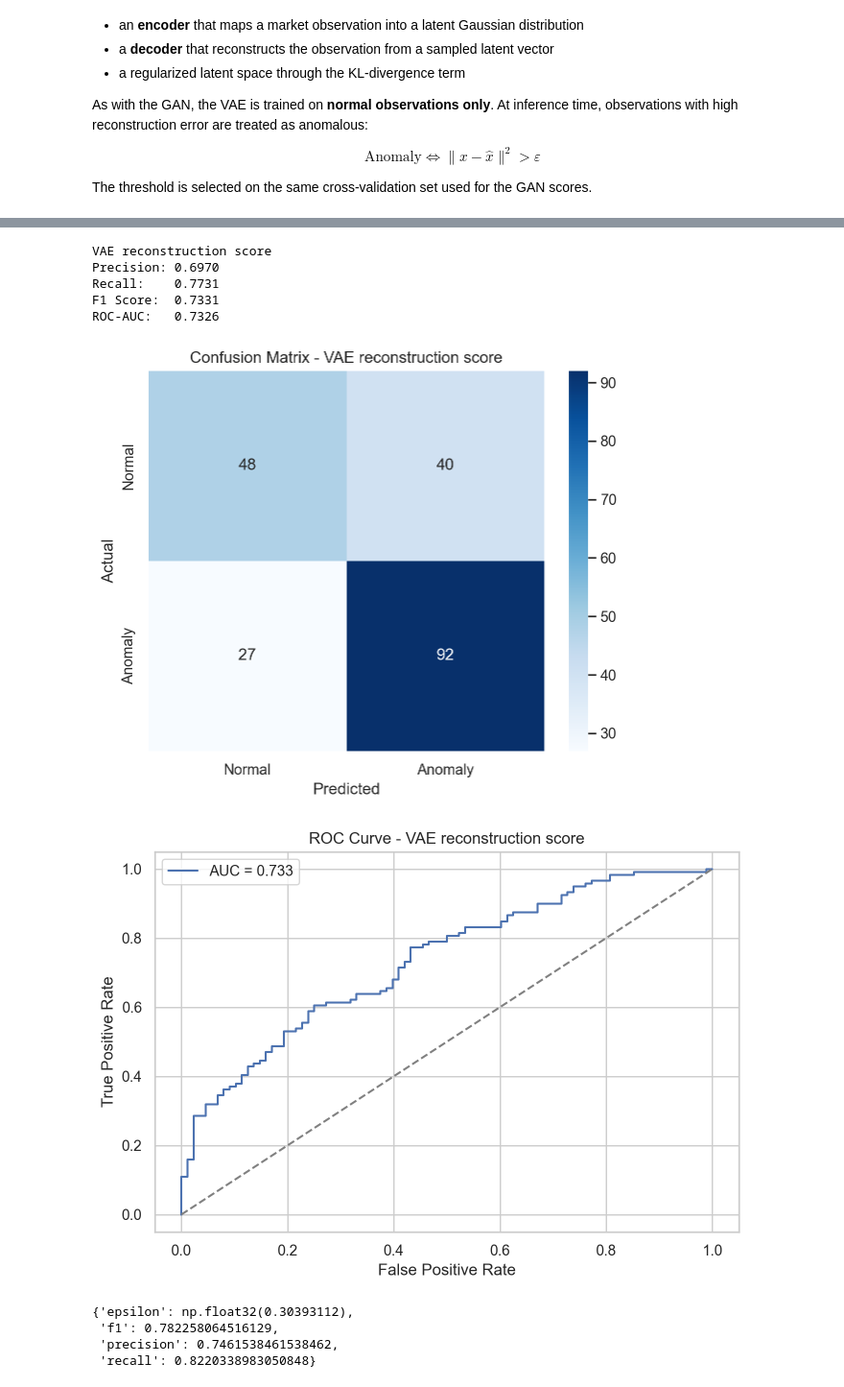
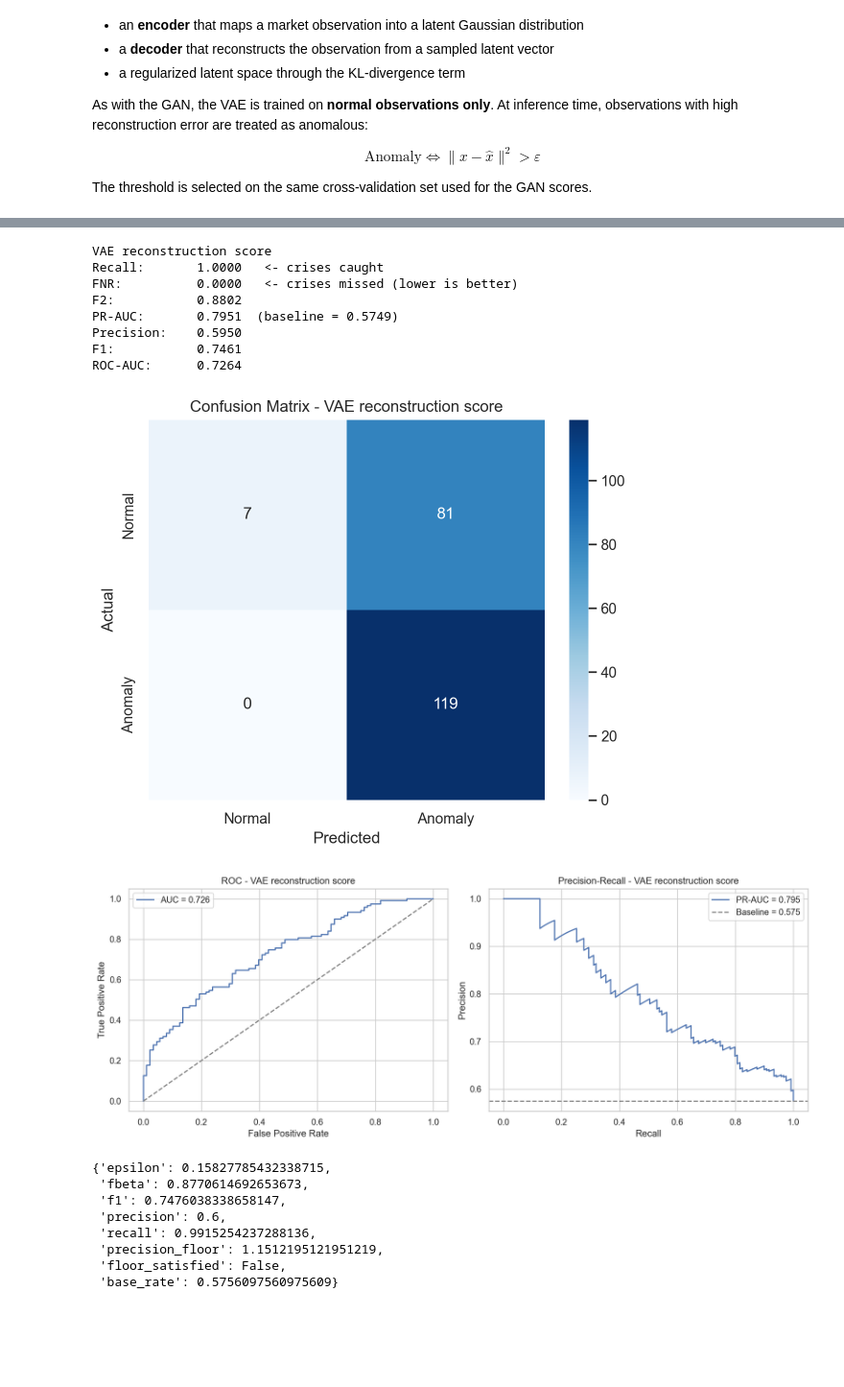
Before and after one commit to Peng-Rao/Fintech, a Jupyter notebook: BC4/GANAnomalyDetectionPoliMI.ipynb, the cells around one changed output, grey strips where cells are left out. Shown at 96% size. Saved outputs shown, nothing was run; the diff lists cells and outputs as text; code cells hidden in the pictures; blank space fills up the shorter version.

```diff
--- a/BC4/GANAnomalyDetectionPoliMI.ipynb
+++ b/BC4/GANAnomalyDetectionPoliMI.ipynb
@@ -104,7 +105,6 @@ if not dataset_path.exists():
 data_df = pd.read_excel(dataset_path, sheet_name="Markets")
 metadata_df = pd.read_excel(dataset_path, sheet_name="Metadata")
 
-# Date and label columns follow the original notebook conventions.
 date_col = "Date" if "Date" in data_df.columns else data_df.columns[0]
 y_col = "Y" if "Y" in data_df.columns else None
 if y_col is None:
@@ -130,19 +130,15 @@ interest_rates = [col for col in X_df.columns if col in [
 
 stationary_df = pd.DataFrame(index=X_df.index[1:])
 
-# Log-differences for positive market level / total return series.
 for col in indices_currencies:
     stationary_df[col] = np.diff(np.log(X_df[col].astype(float)))
 
-# First differences for rates.
 for col in interest_rates:
     stationary_df[col] = np.diff(X_df[col].astype(float))
 
-# Keep the surprise index as-is, aligned after the first row.
 if "ECSURPUS" in X_df.columns:
     stationary_df["ECSURPUS"] = X_df["ECSURPUS"].astype(float).values[1:]
 
-# Align labels to transformed features and drop rows with missing/non-finite values.
 y_stationary = y_raw[1:]
 stationary_df = stationary_df.replace([np.inf, -np.inf], np.nan)
 valid_mask = stationary_df.notna().all(axis=1)
@@ -152,11 +148,13 @@ feature_names = stationary_df.columns.to_list()
 
 X = stationary_df.values
 y = y_stationary
+dates = stationary_df.index.to_numpy()  # preserved through shuffle for the backtest
 
-# Reshuffle before splitting, as in the real-data section of the original notebook.
-X_shuffled, y_shuffled = shuffle(X, y, random_state=SEED)
-X_normal = X_shuffled[y_shuffled == 0]
-X_anomaly = X_shuffled[y_shuffled == 1]
+X_shuffled, y_shuffled, dates_shuffled = shuffle(X, y, dates, random_state=SEED)
+normal_mask = y_shuffled == 0
+anomaly_mask = y_shuffled == 1
+X_normal, dates_normal = X_shuffled[normal_mask], dates_shuffled[normal_mask]
+X_anomaly, dates_anomaly = X_shuffled[anomaly_mask], dates_shuffled[anomaly_mask]
 
 n_normal = X_normal.shape[0]
 n_anomaly = X_anomaly.shape[0]
@@ -178,6 +176,10 @@ X_test_anomaly = X_anomaly[cv_anomaly_size:]
 X_test_raw = np.vstack([X_test_normal, X_test_anomaly])
 y_test = np.hstack([np.zeros(len(X_test_normal)), np.ones(len(X_test_anomaly))]).astype(int)
 
+test_dates_normal = dates_normal[train_size + cv_normal_size:]
+test_dates_anomaly = dates_anomaly[cv_anomaly_size:]
+test_dates = np.concatenate([test_dates_normal, test_dates_anomaly])
+
 scaler = StandardScaler()
 X_train = scaler.fit_transform(X_train_raw)
 X_cross_val = scaler.transform(X_cross_val_raw)
@@ -189,6 +191,7 @@ print(f"Total anomalies after stationarity/dropna: {int(y.sum())} ({y.mean() * 1
 print(f"Training set: {X_train.shape[0]} normal observations")
 print(f"Cross-validation set: {X_cross_val.shape[0]} observations ({len(X_cv_normal)} normal, {len(X_cv_anomaly)} anomalies)")
 print(f"Test set: {X_test.shape[0]} observations ({len(X_test_normal)} normal, {len(X_test_anomaly)} anomalies)")
+print(f"Anomaly base rate on test set: {y_test.mean() * 100:.2f}%")
 
 plt.figure(figsize=(12, 4))
 plt.plot(stationary_df.index, y_stationary, drawstyle="steps-post", color="navy")
@@ -623,13 +676,15 @@ class VAE(nn.Module):
         return reconstruction, mu, logvar
 
 
-def vae_loss(reconstruction, x, mu, logvar, beta=0.01):
-    reconstruction_loss = ((reconstruction - x) ** 2).mean()
-    kl_loss = -0.5 * torch.mean(torch.sum(1 + logvar - mu.pow(2) - logvar.exp(), dim=1))
+def vae_loss(reconstruction, x, mu, logvar, beta=1.0):
+    # Both terms are summed over the feature/latent dimension and averaged over the batch,
+    # so beta acts on comparable per-sample magnitudes regardless of input_dim.
+    reconstruction_loss = ((reconstruction - x) ** 2).sum(dim=1).mean()
+    kl_loss = -0.5 * (1 + logvar - mu.pow(2) - logvar.exp()).sum(dim=1).mean()
     return reconstruction_loss + beta * kl_loss, reconstruction_loss, kl_loss
 
 
-def train_vae(model, loader, epochs=250, beta=0.01, lr=1e-3, patience=30, print_every=50):
+def train_vae(model, loader, epochs=250, beta=1.0, lr=1e-3, patience=30, print_every=50):
     optimizer = optim.Adam(model.parameters(), lr=lr, weight_decay=1e-5)
     best_loss = float("inf")
     best_state = None
@@ -691,19 +746,19 @@ def vae_reconstruction_error(model, X):
     model.eval()
     X_tensor = torch.tensor(X, dtype=torch.float32, device=device)
     with torch.no_grad():
-        mu, logvar = model.encode(X_tensor)
-        reconstruction = model.decode(mu)  # deterministic reconstruction for stable scoring
+        mu, _ = model.encode(X_tensor)
+        reconstruction = model.decode(mu)  # posterior mean -> deterministic, less noisy
         errors = ((reconstruction - X_tensor) ** 2).mean(dim=1).cpu().numpy()
     return errors
+
 
 vae_latent_dim = min(16, max(4, input_dim // 4))
 vae_hidden_dim = min(128, max(32, input_dim * 2))
 vae_model = VAE(input_dim=input_dim, latent_dim=vae_latent_dim, hidden_dim=vae_hidden_dim).to(device)
 
-print(f"VAE latent dimension: {vae_latent_dim}")
-print(f"VAE hidden dimension: {vae_hidden_dim}")
+print(f"VAE latent: {vae_latent_dim} | hidden: {vae_hidden_dim}")
 
-vae_history = train_vae(vae_model, train_loader, epochs=250, beta=0.01, patience=30, print_every=50)
+vae_history = train_vae(vae_model, train_loader, epochs=250, beta=1.0, patience=30, print_every=50)
 
 vae_history.plot(x="epoch", y=["loss", "reconstruction_loss", "kl_loss"], figsize=(10, 5))
 plt.title("VAE training losses")
@@ -714,14 +769,11 @@ plt.show()
 cv_vae_error = vae_reconstruction_error(vae_model, X_cross_val)
 test_vae_error = vae_reconstruction_error(vae_model, X_test)
 
-vae_threshold = choose_high_score_threshold(y_cross_val, cv_vae_error)
+vae_threshold = choose_anomaly_threshold(y_cross_val, cv_vae_error)
 y_pred_vae = (test_vae_error > vae_threshold["epsilon"]).astype(int)
 
 vae_metrics = evaluate_anomaly_detector(
-    y_test,
-    y_pred_vae,
-    test_vae_error,
-    "VAE reconstruction score",
+    y_test, y_pred_vae, test_vae_error, "VAE reconstruction score",
 )
 
 vae_threshold
@@ -738,14 +789,21 @@ Epoch 250 | VAE loss=0.4069 | recon=0.2860 | KL=12.0863
 VAE reconstruction score
-Precision: 0.6970
-Recall:    0.7731
-F1 Score:  0.7331
-ROC-AUC:   0.7326
+Recall:       1.0000   <- crises caught
+FNR:          0.0000   <- crises missed (lower is better)
+F2:           0.8802
+PR-AUC:       0.7951  (baseline = 0.5749)
+Precision:    0.5950
+F1:           0.7461
+ROC-AUC:      0.7264
-[figure, old version]
+[figure, new version]
-[figure, old version]
+[figure, new version]
-{'epsilon': np.float32(0.30393112),
- 'f1': 0.782258064516129,
- 'precision': 0.7461538461538462,
- 'recall': 0.8220338983050848}
+{'epsilon': 0.15827785432338715,
+ 'fbeta': 0.8770614692653673,
+ 'f1': 0.7476038338658147,
+ 'precision': 0.6,
+ 'recall': 0.9915254237288136,
+ 'precision_floor': 1.1512195121951219,
+ 'floor_satisfied': False,
+ 'base_rate': 0.5756097560975609}
 # %% [markdown]
 ## 8. Compare GAN and VAE anomaly detection
 
```
Also changed, not shown: parts of 16 cells of this notebook.
